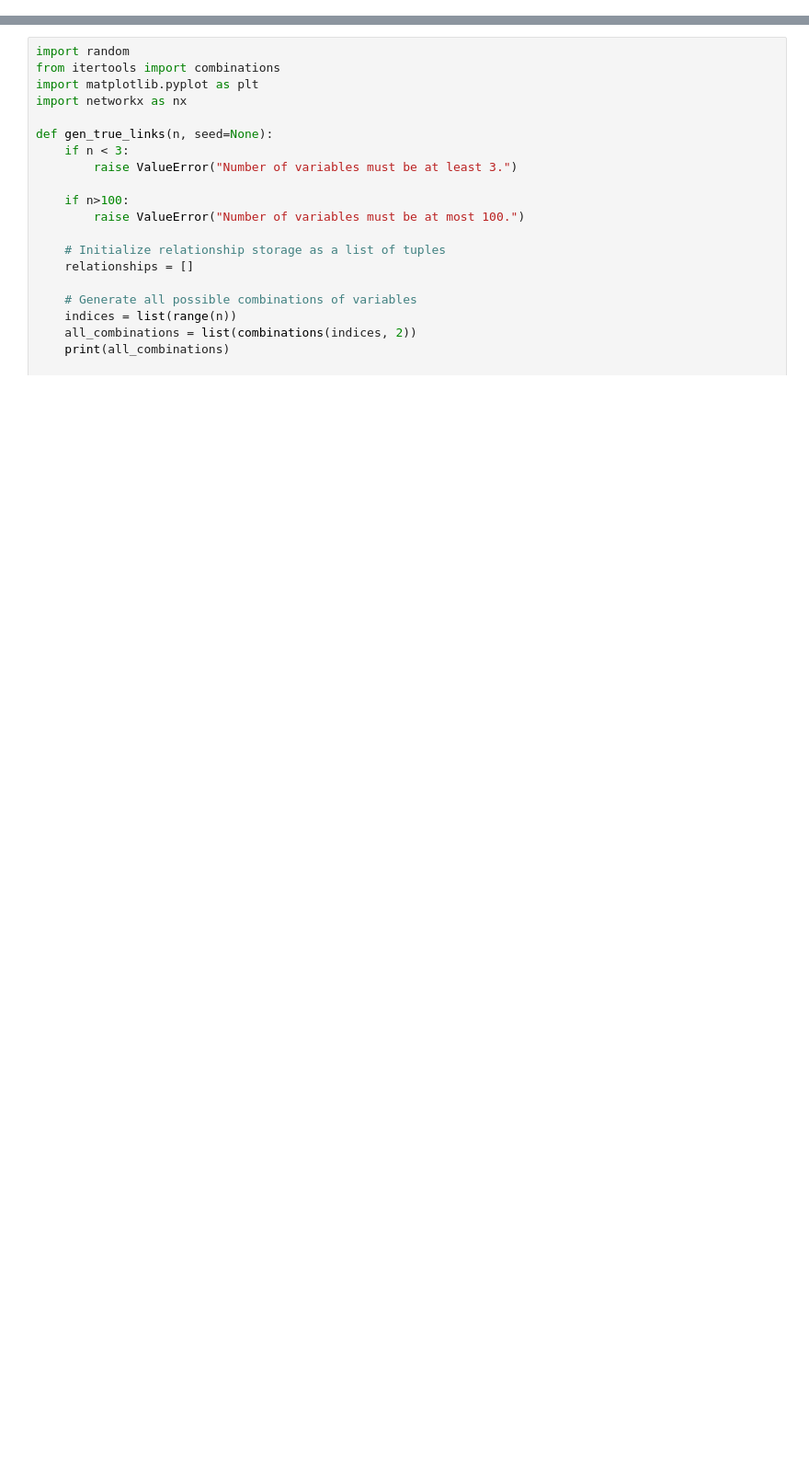
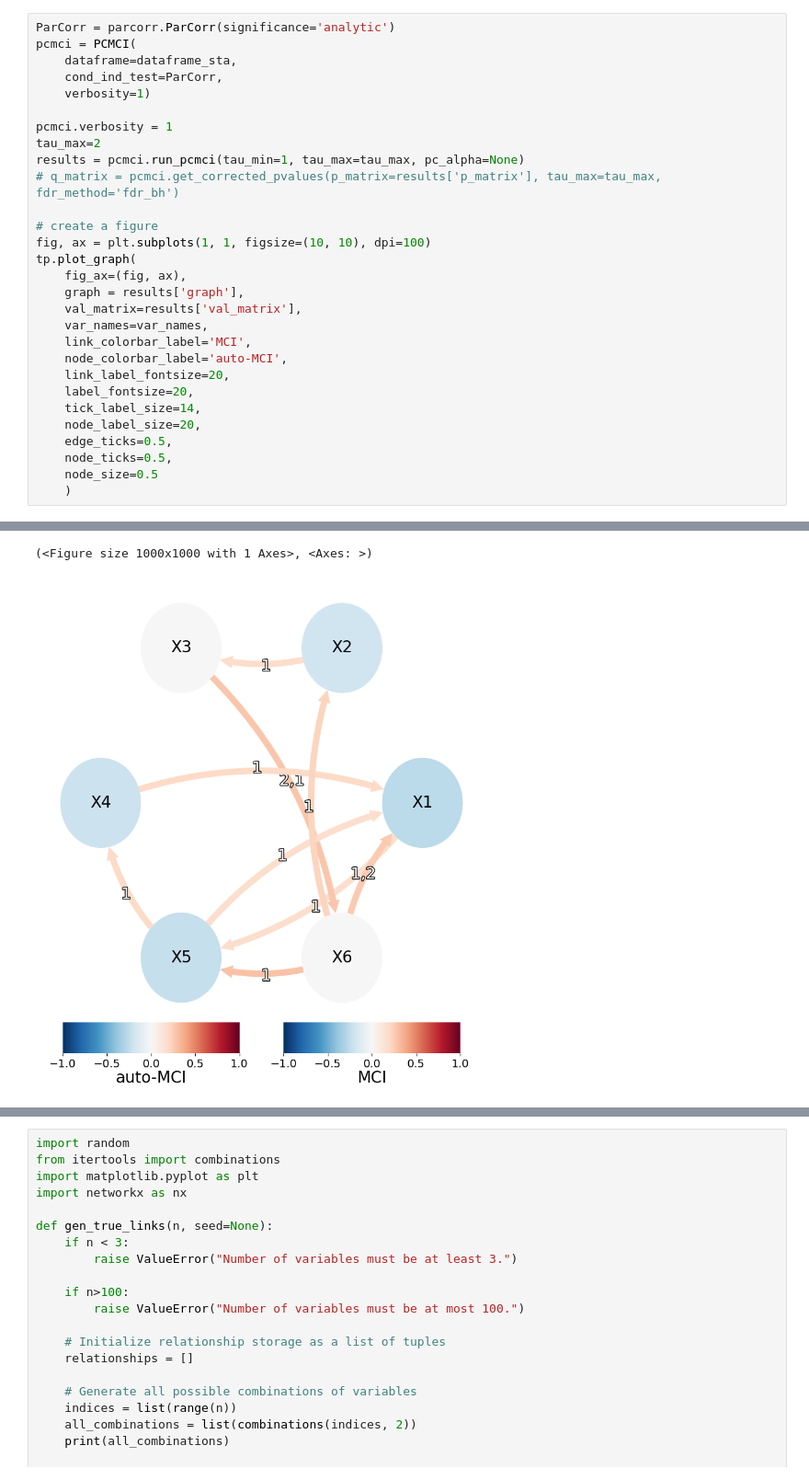
Before and after one commit to Peisong-Zheng/Paleoclimate_causality, a Jupyter notebook: Gen_linked_data.ipynb, the cells around one changed output, grey strips where cells are left out. Shown at 92% size. Saved outputs shown, nothing was run; the diff lists cells and outputs as text; blank space fills up the shorter version.

```diff
--- a/Gen_linked_data.ipynb
+++ b/Gen_linked_data.ipynb
@@ -0,0 +218,30 @@
+# %%
+ParCorr = parcorr.ParCorr(significance='analytic')
+pcmci = PCMCI(
+    dataframe=dataframe_sta,
+    cond_ind_test=ParCorr,
+    verbosity=1)
+
+pcmci.verbosity = 1
+tau_max=2
+results = pcmci.run_pcmci(tau_min=1, tau_max=tau_max, pc_alpha=None)
+# q_matrix = pcmci.get_corrected_pvalues(p_matrix=results['p_matrix'], tau_max=tau_max, fdr_method='fdr_bh')
+
+# create a figure
+fig, ax = plt.subplots(1, 1, figsize=(10, 10), dpi=100)
+tp.plot_graph(
+    fig_ax=(fig, ax),
+    graph = results['graph'],
+    val_matrix=results['val_matrix'],
+    var_names=var_names,
+    link_colorbar_label='MCI',
+    node_colorbar_label='auto-MCI',
+    link_label_fontsize=20,
+    label_fontsize=20,
+    tick_label_size=14,
+    node_label_size=20,
+    edge_ticks=0.5,
+    node_ticks=0.5,
+    node_size=0.5
+    )
+# %% [output]
@@ -0,0 +265,2 @@
+(<Figure size 1000x1000 with 1 Axes>, <Axes: >)
+[figure, added]
```
Also changed, not shown: parts of 16 cells of this notebook, 14 other files.
